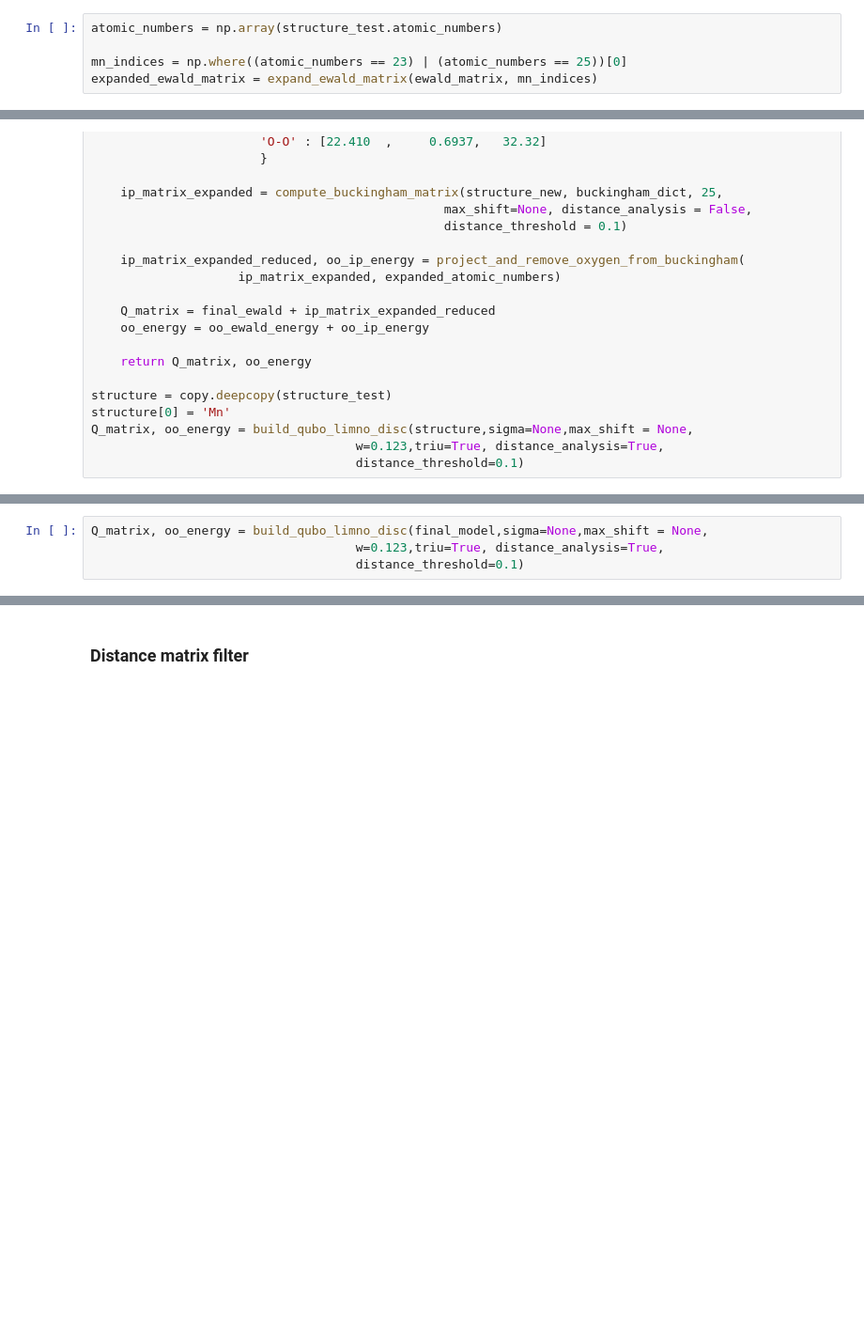
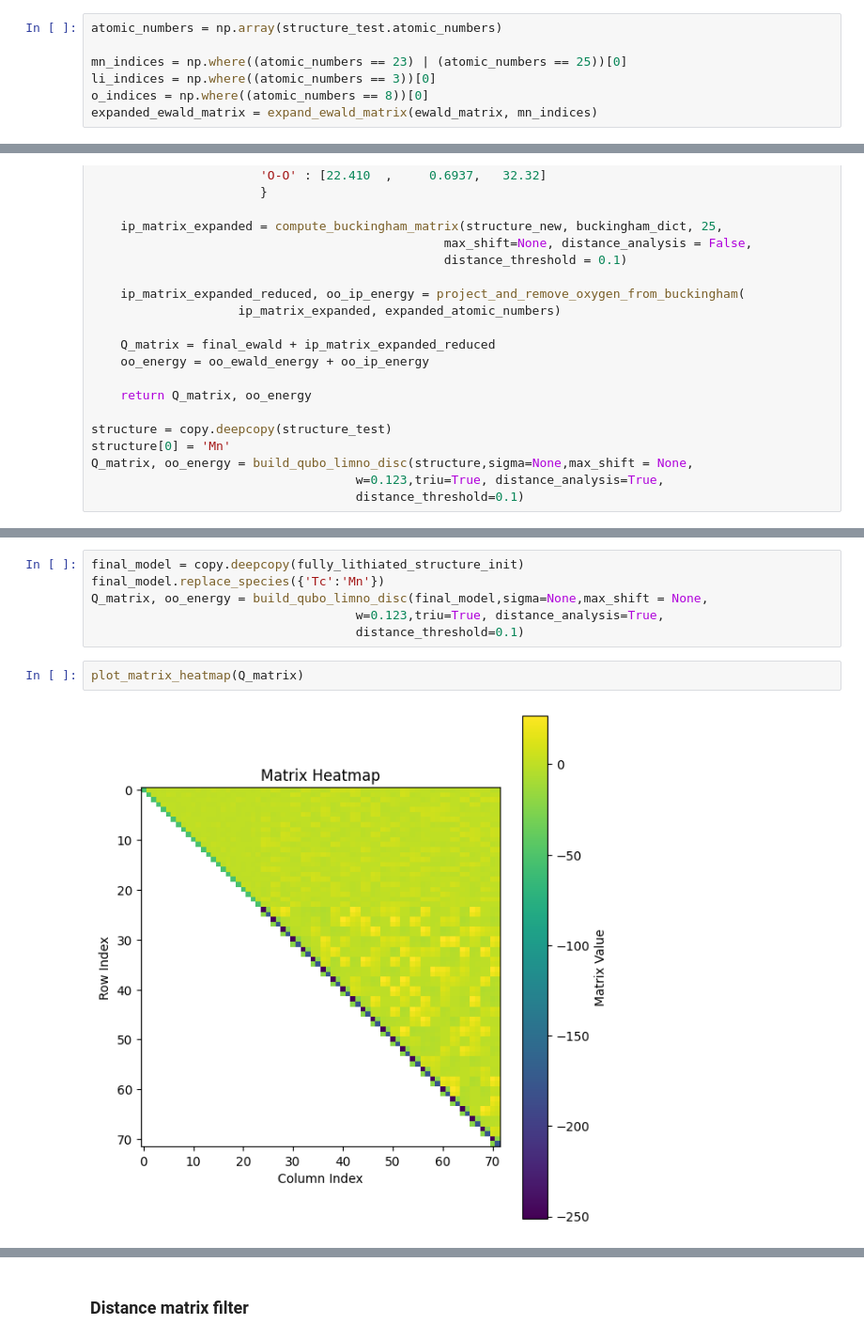
Before and after one commit to cmc-ucl/QUBO_GULP, a Jupyter notebook: QUBO_GULP.ipynb, the cells around one changed output, grey strips where cells are left out. Shown at 94% size. Cells and saved outputs as stored; diff of their text form; blank space fills up the shorter version.

```diff
--- a/QUBO_GULP.ipynb
+++ b/QUBO_GULP.ipynb
@@ -1198,6 +1209,8 @@ mn_indices
 atomic_numbers = np.array(structure_test.atomic_numbers)
 
 mn_indices = np.where((atomic_numbers == 23) | (atomic_numbers == 25))[0]
+li_indices = np.where((atomic_numbers == 3))[0]
+o_indices = np.where((atomic_numbers == 8))[0]
 expanded_ewald_matrix = expand_ewald_matrix(ewald_matrix, mn_indices)
 # %%
 weighted_ewald = build_charge_weighted_ewald(structure_test, expanded_ewald_matrix)
@@ -1314,4 +1350,10 @@ Q_matrix, oo_energy = build_qubo_limno_disc(structure,sigma=None,max_shift = Non
 # %%
+final_model = copy.deepcopy(fully_lithiated_structure_init)
+final_model.replace_species({'Tc':'Mn'})
 Q_matrix, oo_energy = build_qubo_limno_disc(final_model,sigma=None,max_shift = None,
                                     w=0.123,triu=True, distance_analysis=True,
                                     distance_threshold=0.1)
+# %%
+plot_matrix_heatmap(Q_matrix)
+# %% [output]
+[figure, added]
```
Also changed, not shown: parts of 173 cells of this notebook, 1 other file.
